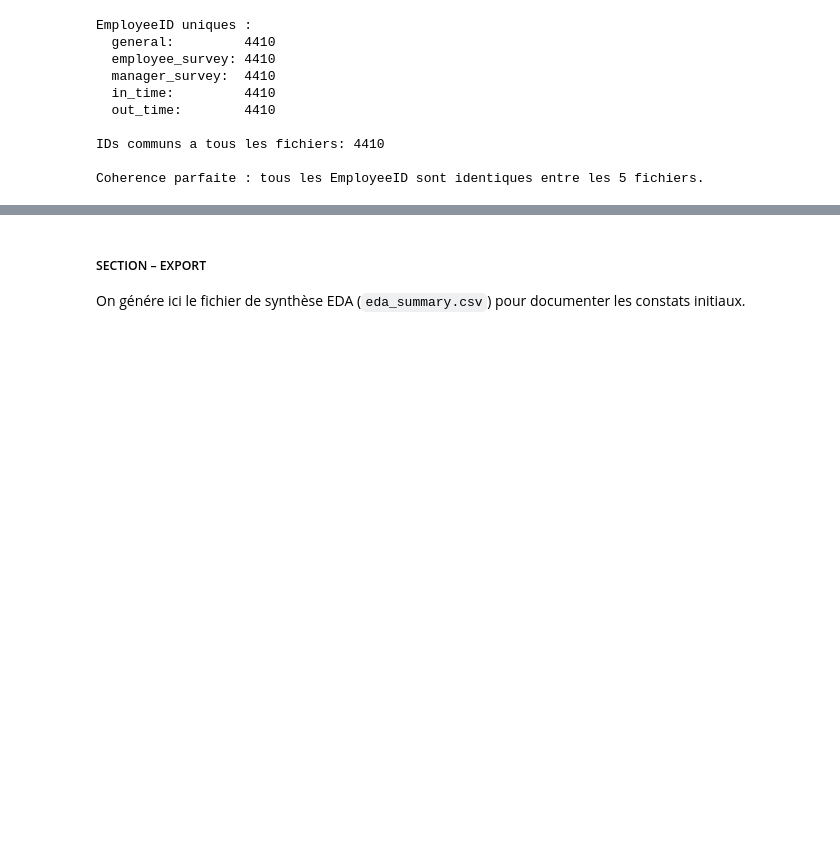
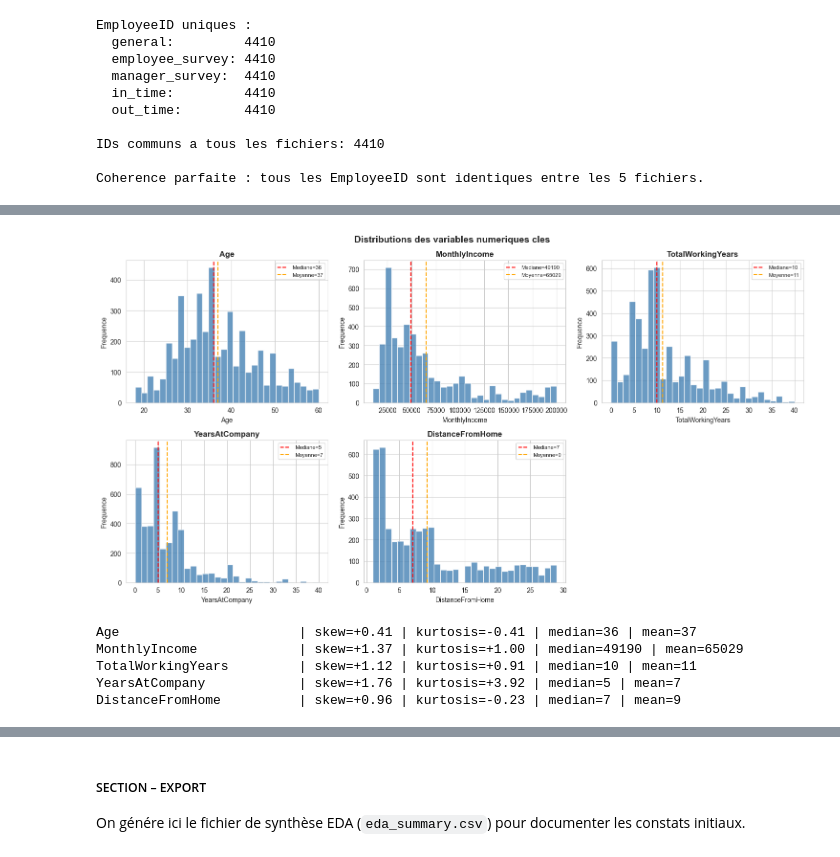
Before and after one commit to AirG213/humanforyou-attrition-ml, a Jupyter notebook: notebooks/01_EDA.ipynb, the cells around one changed output, grey strips where cells are left out. Saved outputs shown, nothing was run; the diff lists cells and outputs as text; code cells hidden in the pictures; blank space fills up the shorter version.

```diff
--- a/notebooks/01_EDA.ipynb
+++ b/notebooks/01_EDA.ipynb
@@ -284,0 +370,34 @@ Coherence parfaite : tous les EmployeeID sont identiques entre les 5 fichiers.
+# %%
+# Histogrammes des 5 variables numeriques cles.
+key_num_vars = ['Age', 'MonthlyIncome', 'TotalWorkingYears', 'YearsAtCompany', 'DistanceFromHome']
+
+fig, axes = plt.subplots(2, 3, figsize=(15, 8))
+axes = axes.ravel()
+
+for i, col in enumerate(key_num_vars):
+    ax = axes[i]
+    ax.hist(df_eda[col].dropna(), bins=30, color='steelblue', edgecolor='white', alpha=0.8)
+    ax.axvline(df_eda[col].median(), color='red', linestyle='--', label=f'Mediane={df_eda[col].median():.0f}')
+    ax.axvline(df_eda[col].mean(), color='orange', linestyle='--', label=f'Moyenne={df_eda[col].mean():.0f}')
+    ax.set_title(col, fontweight='bold')
+    ax.set_xlabel(col)
+    ax.set_ylabel('Frequence')
+    ax.legend(fontsize=8)
+
+axes[-1].axis('off')
+plt.suptitle('Distributions des variables numeriques cles', fontsize=14, fontweight='bold')
+plt.tight_layout()
+plt.show()
+
+# Statistiques de dispersion
+for col in key_num_vars:
+    skew = df_eda[col].skew()
+    kurt = df_eda[col].kurtosis()
+    print(f'{col:25s} | skew={skew:+.2f} | kurtosis={kurt:+.2f} | median={df_eda[col].median():.0f} | mean={df_eda[col].mean():.0f}')
+# %% [output]
+[figure, added]
+Age                       | skew=+0.41 | kurtosis=-0.41 | median=36 | mean=37
+MonthlyIncome             | skew=+1.37 | kurtosis=+1.00 | median=49190 | mean=65029
+TotalWorkingYears         | skew=+1.12 | kurtosis=+0.91 | median=10 | mean=11
+YearsAtCompany            | skew=+1.76 | kurtosis=+3.92 | median=5 | mean=7
+DistanceFromHome          | skew=+0.96 | kurtosis=-0.23 | median=7 | mean=9
```
Also changed, not shown: parts of 22 cells of this notebook, 9 other files.
